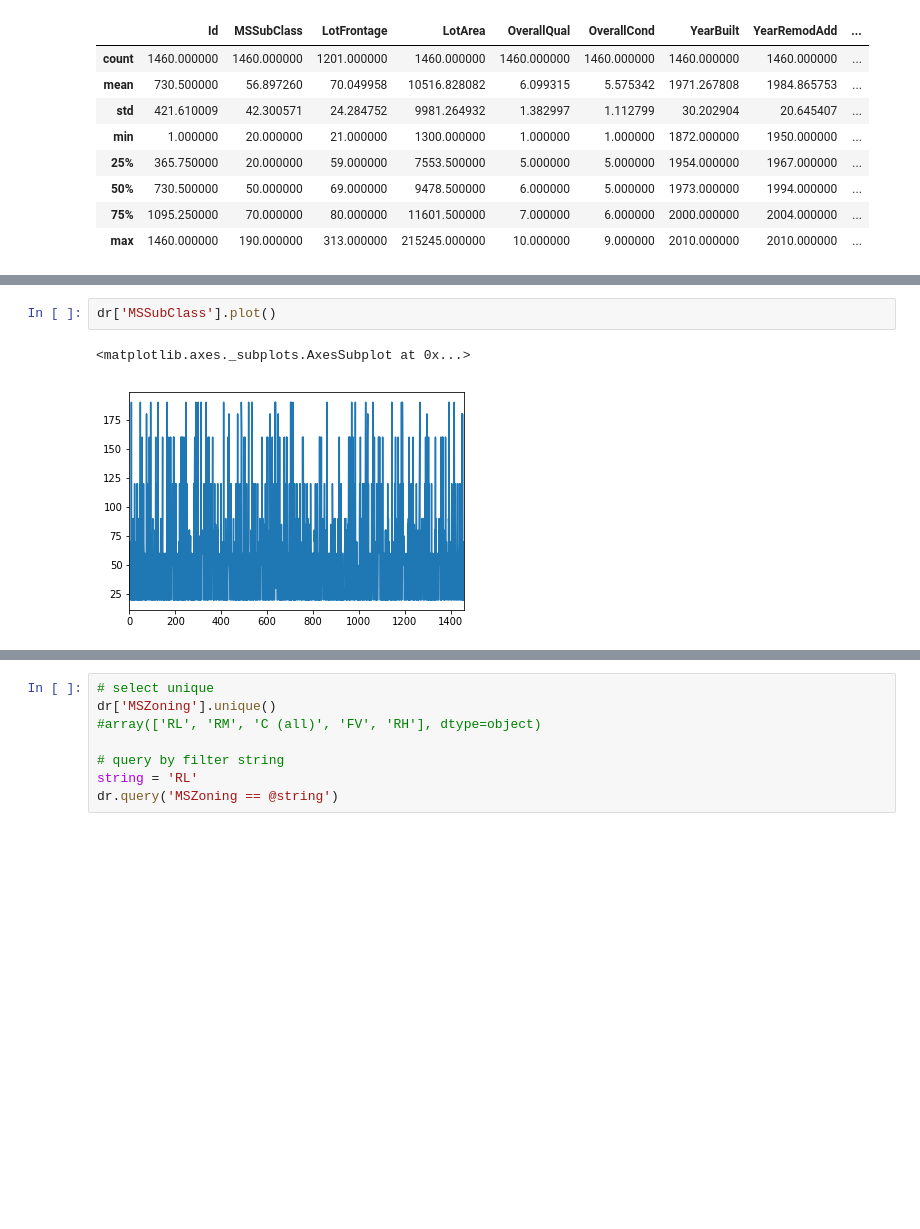
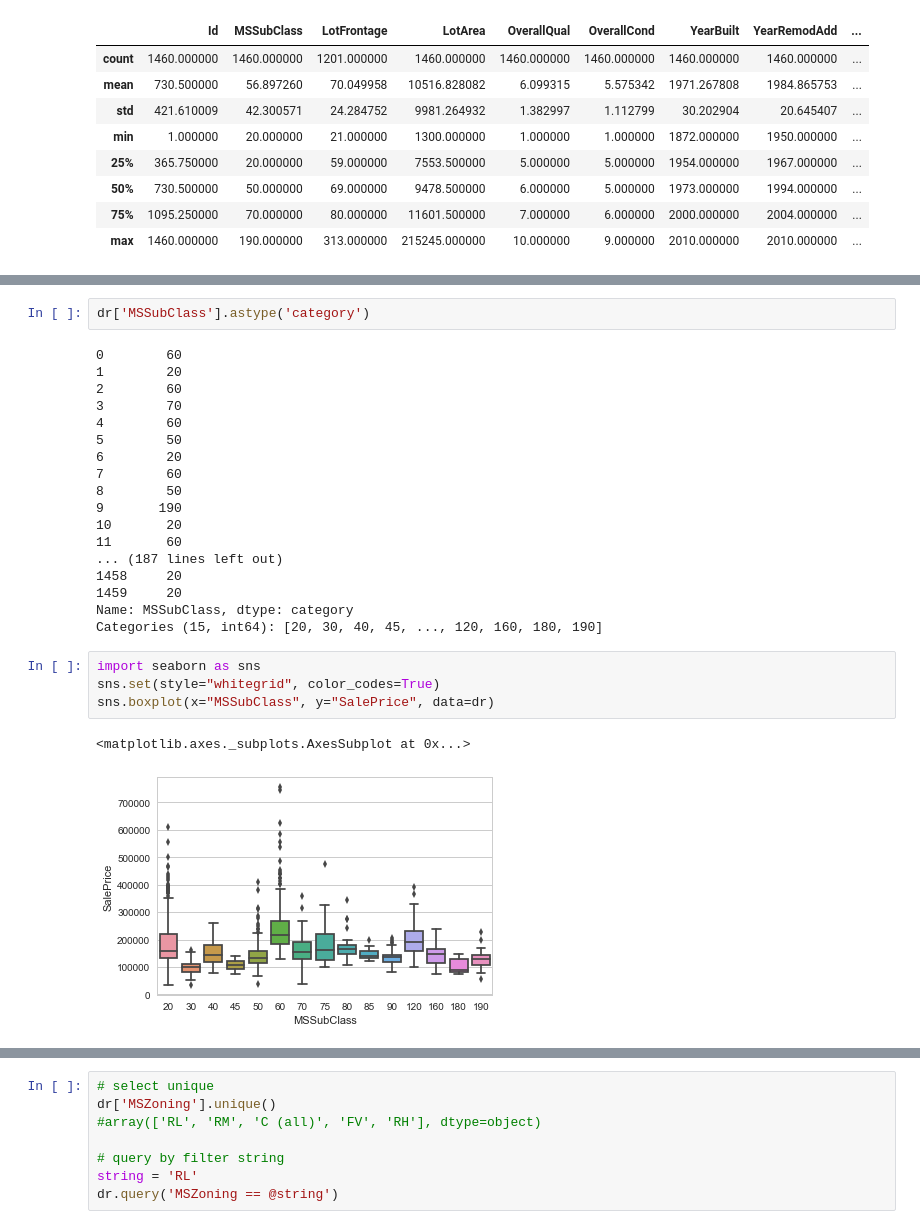
Before and after one commit to kkchuchu/kkchuchu.mushroom, a Jupyter notebook: kaggle/hp/House Prices- Advanced Regression Techniques.ipynb, the cells around one changed output, grey strips where cells are left out. Drawn from its saved outputs; the diff is of its cells as text; blank space fills up the shorter version.

```diff
--- a/kaggle/hp/House Prices- Advanced Regression Techniques.ipynb
+++ b/kaggle/hp/House Prices- Advanced Regression Techniques.ipynb
@@ -560,5 +73,27 @@ dr.describe()
 # %%
-dr['MSSubClass'].plot()
+dr['MSSubClass'].astype('category')
 # %% [output]
-<matplotlib.axes._subplots.AxesSubplot at 0x...>
+0        60
+1        20
+2        60
+3        70
+4        60
+5        50
+6        20
+7        60
+8        50
+9       190
+10       20
+11       60
+... (187 lines left out)
+1458     20
+1459     20
+Name: MSSubClass, dtype: category
+Categories (15, int64): [20, 30, 40, 45, ..., 120, 160, 180, 190]
-[figure, removed]
+# %%
+import seaborn as sns
+sns.set(style="whitegrid", color_codes=True)
+sns.boxplot(x="MSSubClass", y="SalePrice", data=dr)
+# %% [output]
+<matplotlib.axes._subplots.AxesSubplot at 0x...>
+[figure, added]
```
Also changed, not shown: parts of 28 cells of this notebook, 3 other files.
